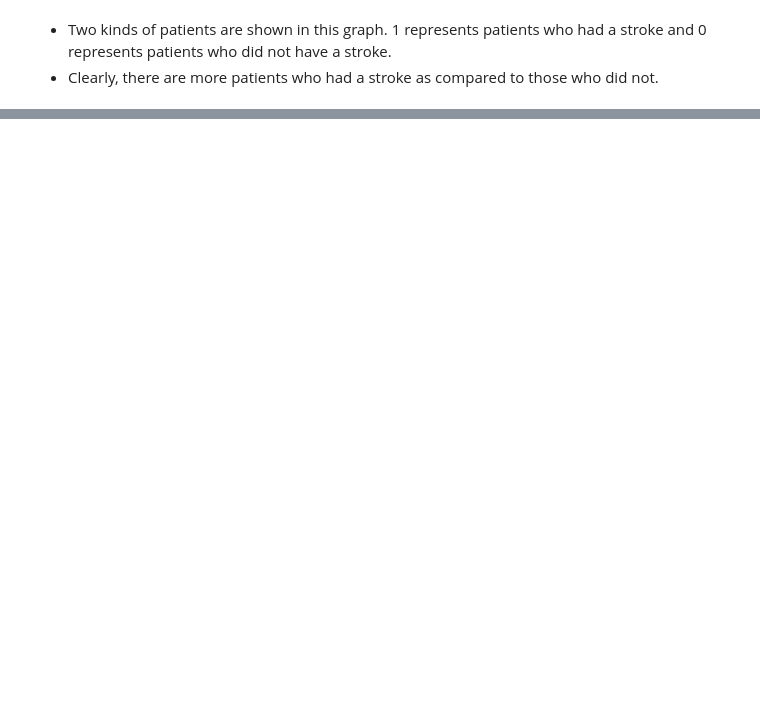
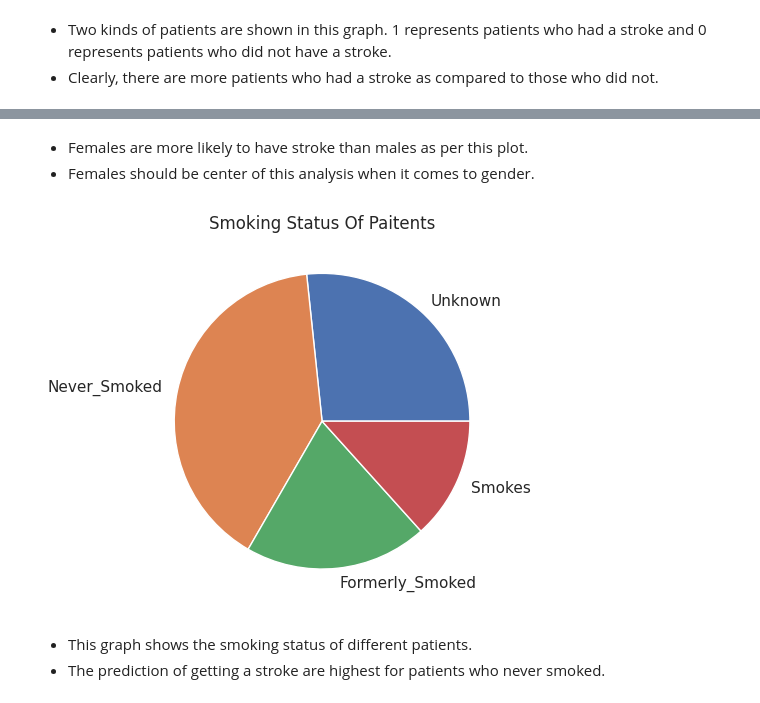
Before and after one commit to amnamalik1993/Stroke-Prediction, a Jupyter notebook: Project_2_Part_2.ipynb, the cells around one changed output, grey strips where cells are left out. Cells and saved outputs as stored; diff of their text form; code cells hidden in the pictures; blank space fills up the shorter version.

```diff
--- a/Project_2_Part_2.ipynb
+++ b/Project_2_Part_2.ipynb
@@ -438,0 +507,23 @@ plt.xlabel('stroke');
+# %% [markdown]
+*   Females are more likely to have stroke than males as per this plot.
+*   Females should be center of this analysis when it comes to gender.
+# %%
+
+# data for the pie chart
+sizes = [20, 30, 15, 10]
+labels = ['Unknown', 'Never_Smoked', 'Formerly_Smoked', 'Smokes']
+
+# create a pie chart
+plt.pie(sizes, labels=labels)
+
+# add a title
+plt.title('Smoking Status Of Paitents')
+
+# show the plot
+plt.show()
+# %% [output]
+[figure, added]
+# %% [markdown]
+
+*   This graph shows the smoking status of different patients.
+*   The prediction of getting a stroke are highest for patients who never smoked.
```
Also changed, not shown: parts of 21 cells of this notebook.
